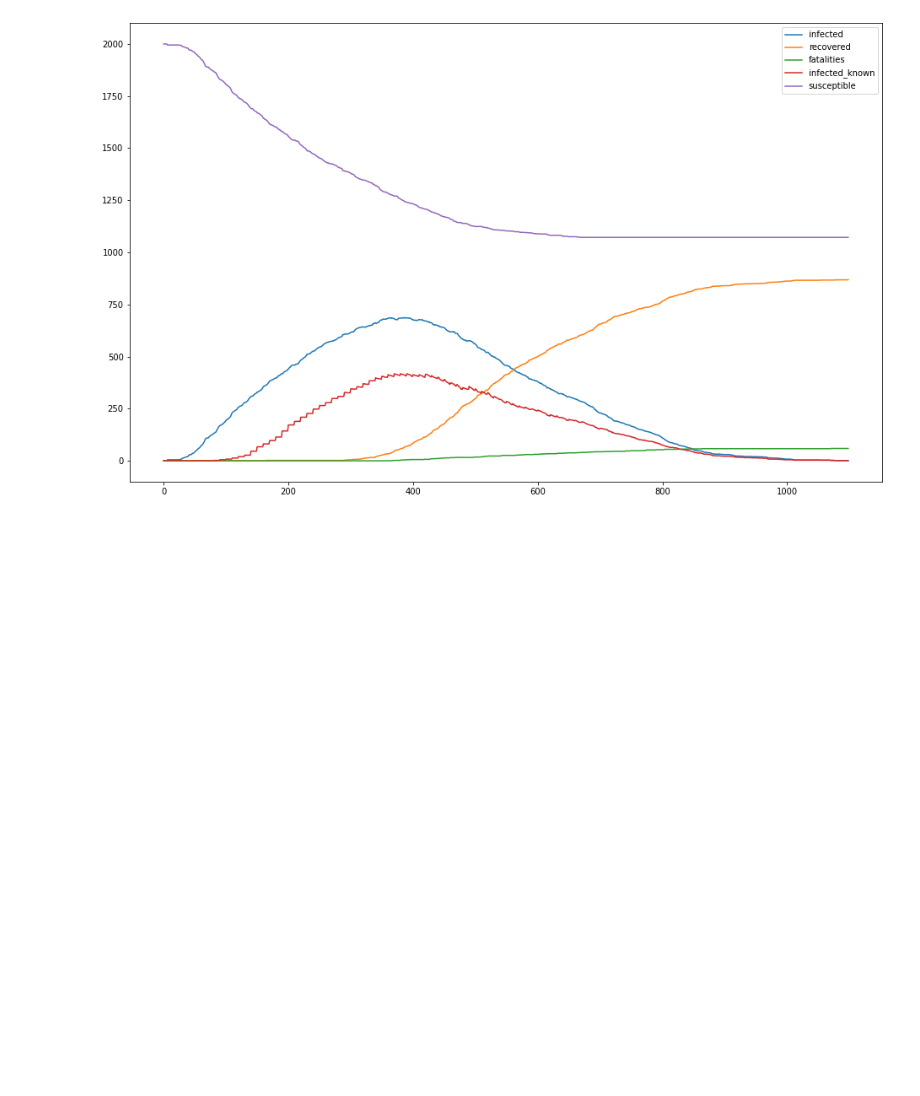
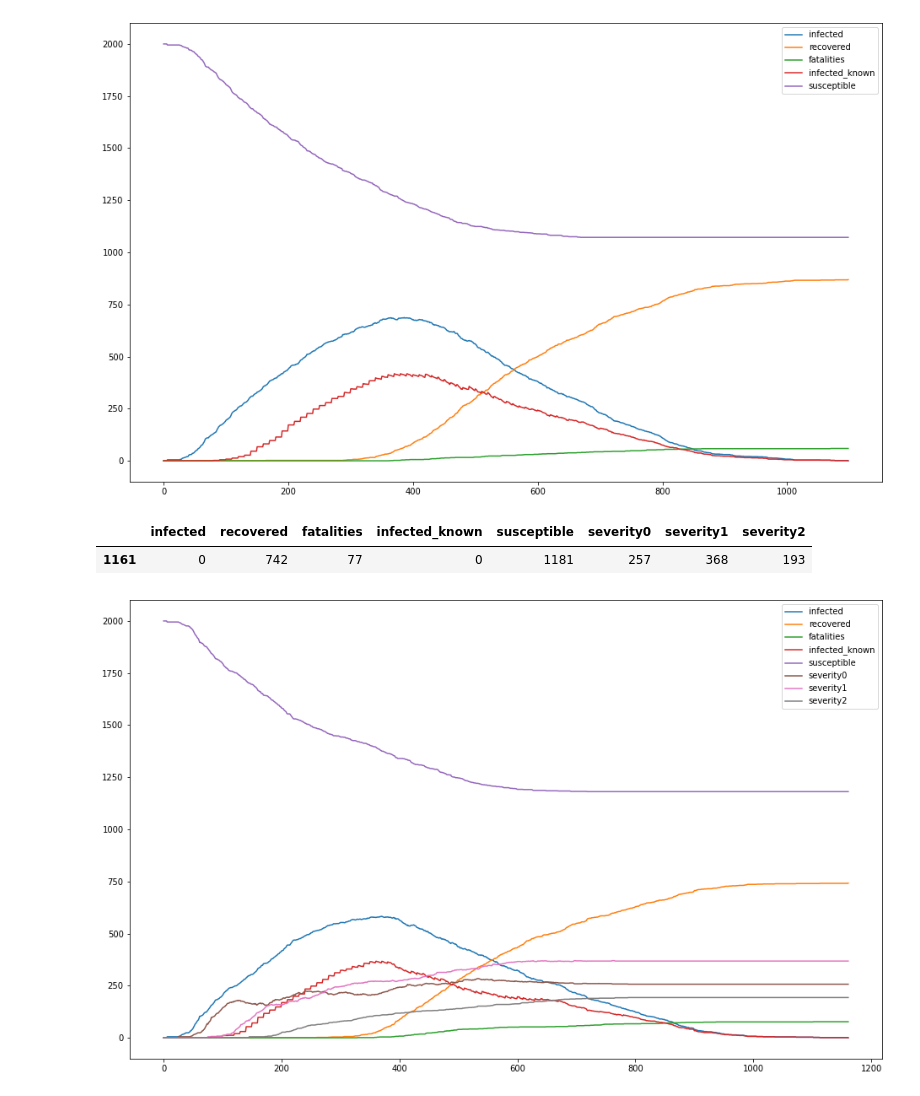
Before and after one commit to kaskadz/python_corona_simulation, a Jupyter notebook: Visualization.ipynb, the cells around one changed output. Drawn from its saved outputs; the diff is of its cells as text; code cells hidden in the pictures; blank space fills up the shorter version.

```diff
--- a/Visualization.ipynb
+++ b/Visualization.ipynb
@@ -7,0 +9,4 @@ import pandas as pd
+# %%
+def load_data(dataset):
+    df = pd.read_csv(f'results/r_{dataset}.csv', index_col=0)
+    return df
@@ -8,6 +16,6 @@ import pandas as pd
 # %%
 def print_summary(dataset):
-    df = pd.read_csv(f'results/r_{dataset}.csv', index_col=0)
+    df = load_data(dataset)
     display(df.tail(1))
     df.plot(figsize=(16,10))
 # %%
@@ -65,3 +73,9 @@ print_summary('1613818803')
 |  | infected | recovered | fatalities | infected_known | susceptible |
 | 1098 | 0 | 869 | 59 | 0 | 1072 |
 [figure]
+# %%
+print_summary('1613825408')
+# %% [output]
+|  | infected | recovered | fatalities | infected_known | susceptible | severity0 | severity1 | severity2 |
+| 1161 | 0 | 742 | 77 | 0 | 1181 | 257 | 368 | 193 |
+[figure, added]
```
Also changed, not shown: parts of 19 cells of this notebook, 4 other files.
